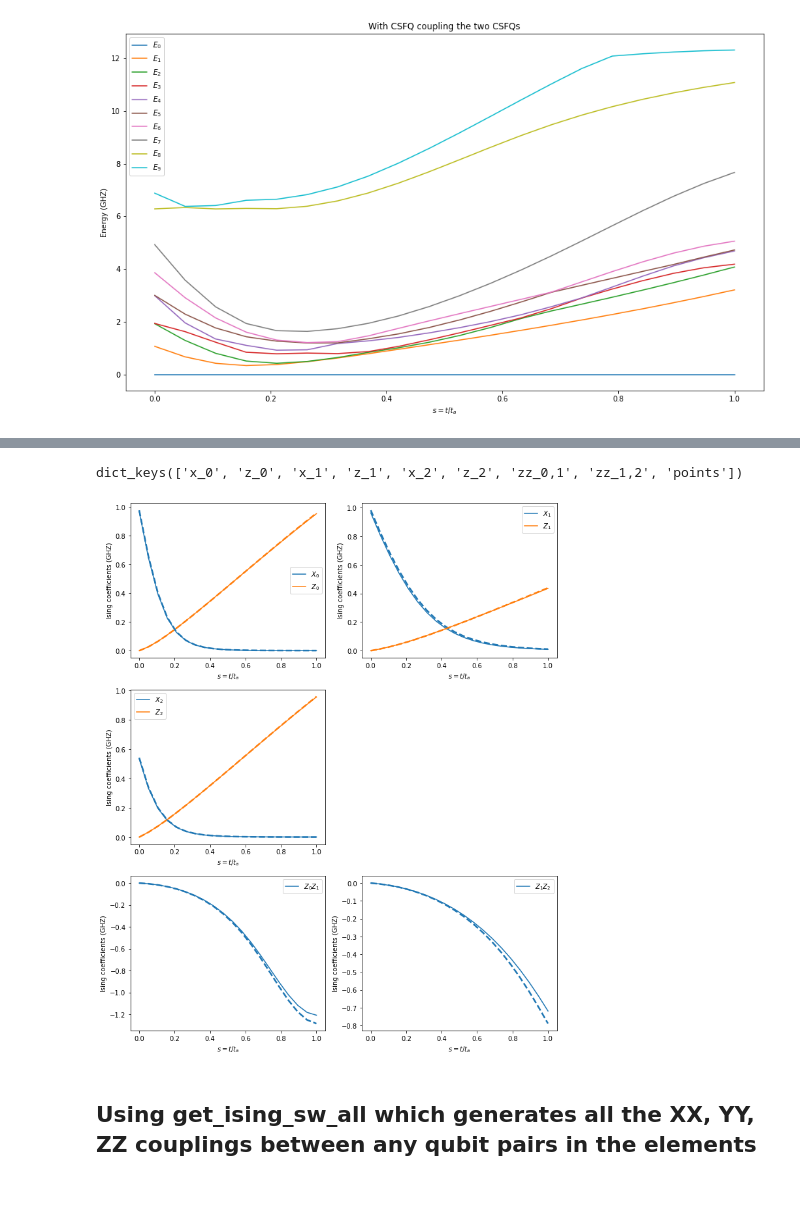
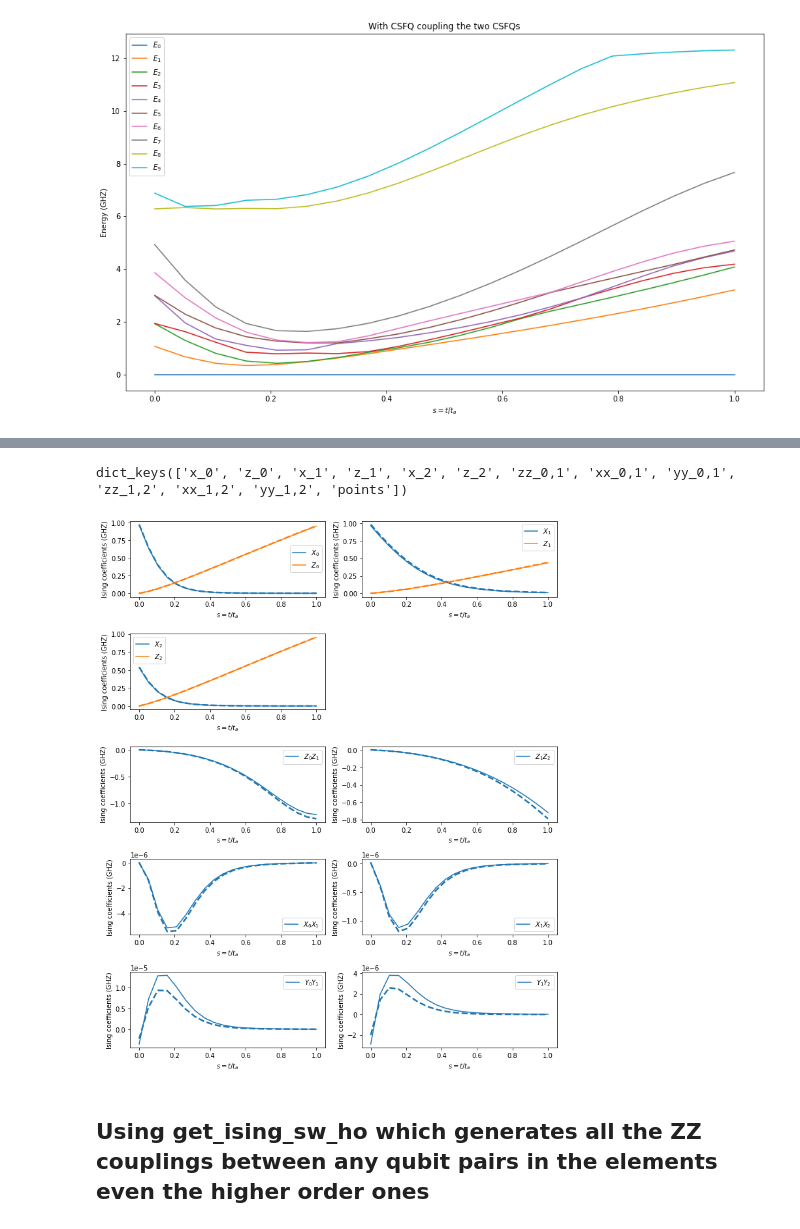
Before and after one commit to USCqserver/CAS, a Jupyter notebook: docs/examples/higher_order_and_other_couplings.ipynb, the cells around one changed output, grey strips where cells are left out. Saved outputs shown, nothing was run; the diff lists cells and outputs as text; code cells hidden in the pictures; blank space fills up the shorter version.

```diff
--- a/docs/examples/higher_order_and_other_couplings.ipynb
+++ b/docs/examples/higher_order_and_other_couplings.ipynb
@@ -119,4 +119,4 @@ plt.show()
 # %%
 %%time
-ising_sw_dict = circuit.get_ising_sw(phi_dict, verbose=True)
+ising_sw_dict = circuit.get_ising_sw(phi_dict, verbose=True, XX_YY=True)
 # %% [output]
@@ -125,6 +129,6 @@ Wall time: 5min 10s
 # %%
 %%time
-ising_pwsw_dict = circuit.get_ising_pwsw(phi_dict, verbose=True)
+ising_pwsw_dict = circuit.get_ising_pwsw(phi_dict, verbose=True, XX_YY=True)
 # %% [output]
 calculating qubit isings for qubit 1 of 3
 calculating qubit isings for qubit 2 of 3
@@ -136,41 +140,71 @@ Wall time: 1min 10s
 # %%
 ising_pwsw_dict.keys()
 # %% [output]
-dict_keys(['x_0', 'z_0', 'x_1', 'z_1', 'x_2', 'z_2', 'zz_0,1', 'zz_1,2', 'points'])
+dict_keys(['x_0', 'z_0', 'x_1', 'z_1', 'x_2', 'z_2', 'zz_0,1', 'xx_0,1', 'yy_0,1', 'zz_1,2', 'xx_1,2', 'yy_1,2', 'points'])
 # %%
 plt.clf();
 fig = plt.figure(num=1);
 fig.set_size_inches((10, 12))
 
 for i in range(3):
-    ax1 = plt.subplot(3, 2, i+1)
+    ax1 = plt.subplot(5, 2, i+1)
 
     plt.plot(s, ising_sw_dict["x_"+str(i)]/2/np.pi, label=r"$X_{0:d}$".format(i), color="C0")
     plt.plot(s, ising_sw_dict["z_"+str(i)]/2/np.pi, label=r"$Z_{0:d}$".format(i), color="C1")
 
     plt.plot(s, ising_pwsw_dict["x_"+str(i)]/2/np.pi, color="C0", ls='--', lw=2.5 )
     plt.plot(s, ising_pwsw_dict["z_"+str(i)]/2/np.pi, color="C1", ls='--', lw=2.5 )
 
     plt.xlabel(r"$s=t/t_a$"); plt.ylabel(r"Ising coefficients (GHZ)")
     plt.legend()
 
 labels = [[0, 1], [1, 2]]
 for i in range(2):
-    ax2 = plt.subplot(3, 2, i+5)
+    ax2 = plt.subplot(5, 2, i+5)
 
     plt.plot(s, ising_sw_dict["zz_"+str(labels[i][0])+','+str(labels[i][1])]/2/np.pi,
              label=r"$Z_{0:d}Z_{1:d}$".format(labels[i][0], labels[i][1]))
 
     plt.plot(s, ising_pwsw_dict["zz_"+str(labels[i][0])+','+str(labels[i][1])]/2/np.pi, color="C0", ls='--', lw=2.5 )
 
+
     plt.xlabel(r"$s=t/t_a$"); plt.ylabel(r"Ising coefficients (GHZ)")
     plt.legend()
 
+
+labels = [[0, 1], [1, 2]]
+for i in range(2):
+    ax2 = plt.subplot(5, 2, i+7)
+
+    plt.plot(s, ising_sw_dict["xx_"+str(labels[i][0])+','+str(labels[i][1])]/2/np.pi,
+             label=r"$X_{0:d}X_{1:d}$".format(labels[i][0], labels[i][1]))
+
+    plt.plot(s, ising_pwsw_dict["xx_"+str(labels[i][0])+','+str(labels[i][1])]/2/np.pi, color="C0", ls='--', lw=2.5 )
+
+
+    plt.xlabel(r"$s=t/t_a$"); plt.ylabel(r"Ising coefficients (GHZ)")
+    plt.legend()
+
+
+labels = [[0, 1], [1, 2]]
+for i in range(2):
+    ax2 = plt.subplot(5, 2, i+9)
+
+    plt.plot(s, ising_sw_dict["yy_"+str(labels[i][0])+','+str(labels[i][1])]/2/np.pi,
+             label=r"$Y_{0:d}Y_{1:d}$".format(labels[i][0], labels[i][1]))
+
+    plt.plot(s, ising_pwsw_dict["yy_"+str(labels[i][0])+','+str(labels[i][1])]/2/np.pi, color="C0", ls='--', lw=2.5 )
+
+
+    plt.xlabel(r"$s=t/t_a$"); plt.ylabel(r"Ising coefficients (GHZ)")
+    plt.legend()
+
+
 plt.tight_layout()
 plt.show()
 # %% [output]
-[figure, old version]
+[figure, new version]
 # %% [markdown]
-## Using get_ising_sw_all which generates all the XX, YY, ZZ couplings between any qubit pairs in the elements
+## Using get_ising_sw_ho which generates all the ZZ couplings between any qubit pairs in the elements even the higher order ones
 # %%
 %%time
```
Also changed, not shown: parts of 7 cells of this notebook, 1 other file.
